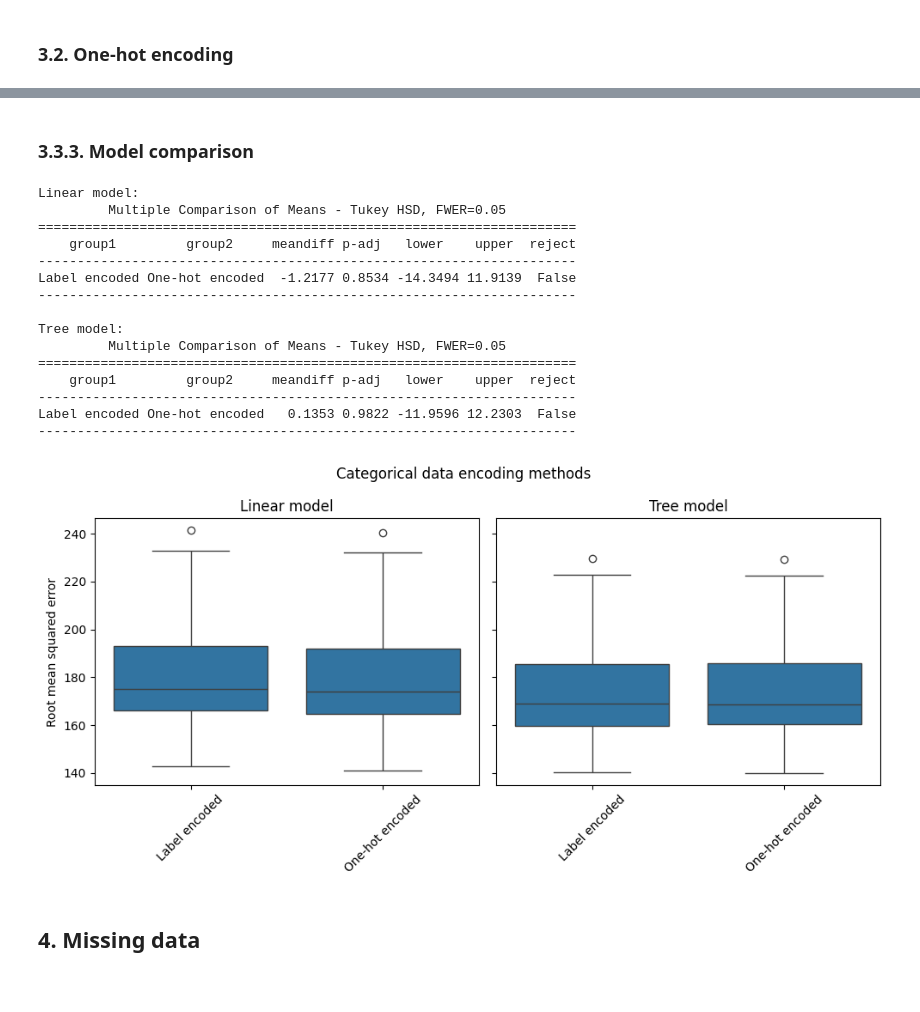
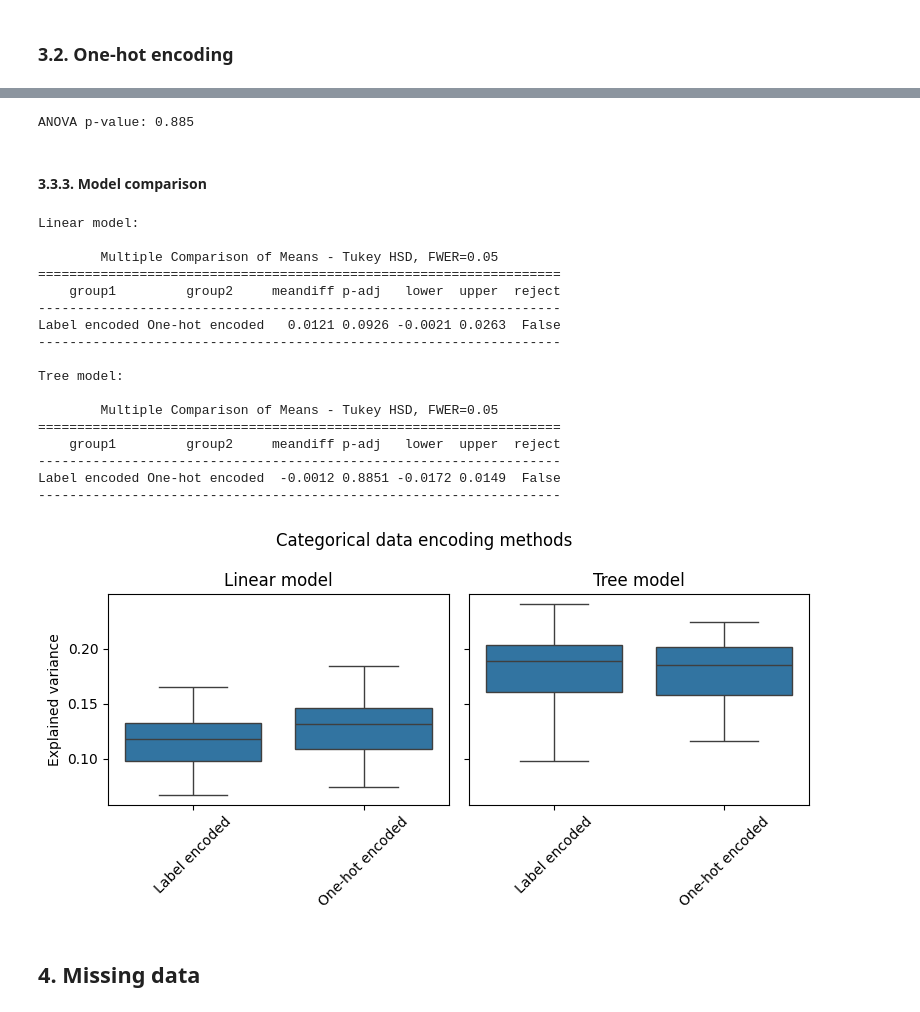
Before and after one commit to gperdrizet/gperdrizet-data-preprocessing-project-tutorial, a Jupyter notebook: gperdrizet-03_data_cleaning.ipynb, the cells around one changed output, grey strips where cells are left out. Cells and saved outputs as stored; diff of their text form; code cells hidden in the pictures.

```diff
--- a/gperdrizet-03_data_cleaning.ipynb
+++ b/gperdrizet-03_data_cleaning.ipynb
@@ -81,15 +99,12 @@ encoding_datasets={}
 # %% [markdown]
 ### 3.1. Label encoding
 # %%
-label_encoders={}
 label_encoded_data_df=data_df.copy()
 
-for feature in categorical_features:
+for feature in nominal_features:
     label_encoder=LabelEncoder()
     label_encoded_data_df[feature]=label_encoder.fit_transform(label_encoded_data_df[feature])
-    label_encoders[feature]=label_encoder
 
-encoding_datasets['Label encoded']=label_encoded_data_df
-
-label_encoded_data_df.head().transpose()
+encoded_datasets['Label encoded']=label_encoded_data_df
+label_encoded_data_df[nominal_features].head()
 # %% [output]
@@ -108,10 +118,10 @@ label_encoded_data_df.head().transpose()
 ### 3.2. One-hot encoding
 # %%
 one_hot_encoder=OneHotEncoder(sparse_output=False)
-one_hot_encoded_data=one_hot_encoder.fit_transform(data_df[categorical_features])
-one_hot_encoded_data_df=pd.DataFrame(one_hot_encoded_data, columns=one_hot_encoder.get_feature_names_out())
+one_hot_encoded_data=one_hot_encoder.fit_transform(data_df[nominal_features])
+one_hot_features=one_hot_encoder.get_feature_names_out()
+one_hot_encoded_data_df=pd.DataFrame(one_hot_encoded_data, columns=one_hot_features)
 one_hot_encoded_data_df=pd.concat([one_hot_encoded_data_df, data_df[numerical_features]], axis=1)
-encoding_datasets['One-hot encoded']=one_hot_encoded_data_df
-
-one_hot_encoded_data_df.head().transpose()
+encoded_datasets['One-hot encoded']=one_hot_encoded_data_df
+one_hot_encoded_data_df[one_hot_features].head()
 # %% [output]
@@ -149,0 +138,5 @@ Kruskal-Wallis p-value: 0.595
+# %%
+linear_cross_val_results_df, linear_tukey_result=funcs.evaluate_datasets(
+    LinearRegression(),
+    encoded_datasets
+)
@@ -163,45 +147,54 @@ Kruskal-Wallis p-value: 0.953
+# %%
+tree_cross_val_results_df, tree_tukey_result=funcs.evaluate_datasets(
+    HistGradientBoostingRegressor(random_state=315),
+    encoded_datasets
+)
+# %% [output]
+ANOVA p-value: 0.885
 # %% [markdown]
-### 3.3.3. Model comparison
+#### 3.3.3. Model comparison
 # %%
-print(f'Linear model:\n{linear_result}\n')
-print(f'Tree model:\n{tree_result}')
+print(f'Linear model:\n\n{linear_tukey_result}\n')
+print(f'Tree model:\n\n{tree_tukey_result}')
 
-fig, axs=plt.subplots(1,2, figsize=(10,5), sharey=True)
+fig, axs=plt.subplots(1,2, figsize=(8,4), sharey=True)
 axs=axs.flatten()
 
 fig.suptitle('Categorical data encoding methods')
 
-sns.boxplot(linear_results_df, x='Feature set', y='Score', ax=axs[0])
+sns.boxplot(linear_cross_val_results_df, x='Feature set', y='Score', ax=axs[0])
 axs[0].set_title('Linear model')
 axs[0].set_xlabel('')
 axs[0].tick_params(axis='x', labelrotation=45)
-axs[0].set_ylabel('Root mean squared error')
+axs[0].set_ylabel('Explained variance')
 
-sns.boxplot(tree_results_df, x='Feature set', y='Score', ax=axs[1])
+sns.boxplot(tree_cross_val_results_df, x='Feature set', y='Score', ax=axs[1])
 axs[1].set_title('Tree model')
 axs[1].set_xlabel('')
 axs[1].tick_params(axis='x', labelrotation=45)
-axs[1].set_ylabel('Root mean squared error')
+axs[1].set_ylabel('Explained variance')
 
 plt.tight_layout()
 plt.show()
 # %% [output]
 Linear model:
-         Multiple Comparison of Means - Tukey HSD, FWER=0.05
-=====================================================================
-    group1         group2     meandiff p-adj   lower    upper  reject
----------------------------------------------------------------------
-Label encoded One-hot encoded  -1.2177 0.8534 -14.3494 11.9139  False
----------------------------------------------------------------------
+
+        Multiple Comparison of Means - Tukey HSD, FWER=0.05
+===================================================================
+    group1         group2     meandiff p-adj   lower  upper  reject
+-------------------------------------------------------------------
+Label encoded One-hot encoded   0.0121 0.0926 -0.0021 0.0263  False
+-------------------------------------------------------------------
 
 Tree model:
-         Multiple Comparison of Means - Tukey HSD, FWER=0.05
-=====================================================================
-    group1         group2     meandiff p-adj   lower    upper  reject
----------------------------------------------------------------------
-Label encoded One-hot encoded   0.1353 0.9822 -11.9596 12.2303  False
----------------------------------------------------------------------
+
+        Multiple Comparison of Means - Tukey HSD, FWER=0.05
+===================================================================
+    group1         group2     meandiff p-adj   lower  upper  reject
+-------------------------------------------------------------------
+Label encoded One-hot encoded  -0.0012 0.8851 -0.0172 0.0149  False
+-------------------------------------------------------------------
-[figure, old version]
+[figure, new version]
 # %% [markdown]
 ## 4. Missing data
 # %%
```
Also changed, not shown: parts of 40 cells of this notebook, 1 other file.
